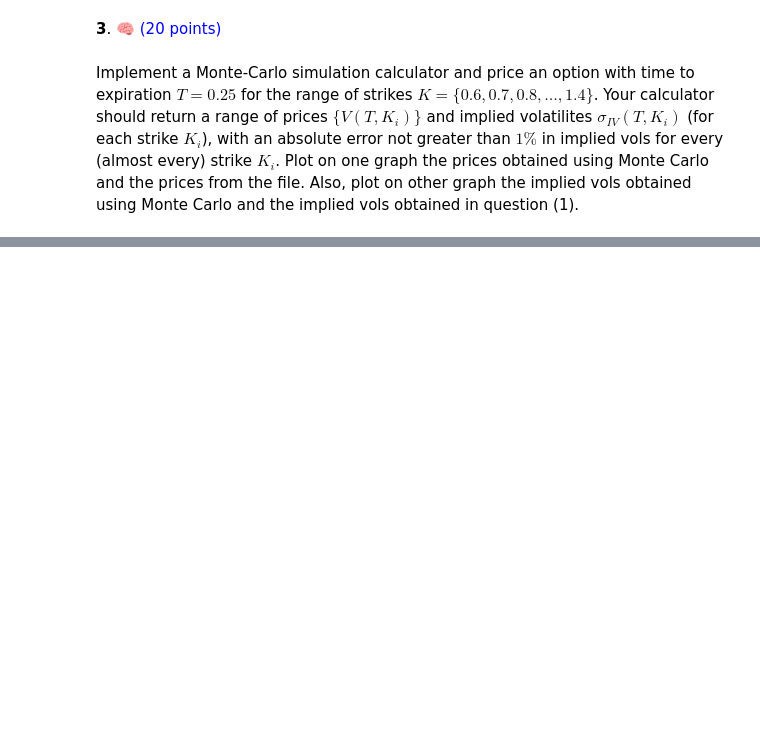
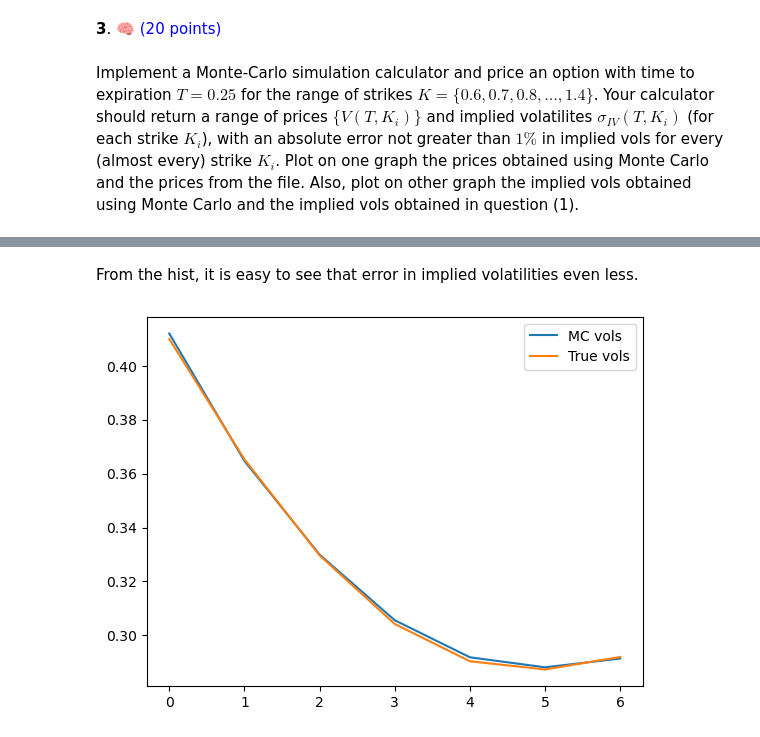
Before and after one commit to VsevolodZaostrovsky/-StochasticVolatilityModels, a Jupyter notebook: Homeworks/Zaostrovsky_Vsevolod_Lab1.ipynb, the cells around one changed output, grey strips where cells are left out. Cells and saved outputs as stored; diff of their text form; code cells hidden in the pictures; blank space fills up the shorter version.

```diff
--- a/Homeworks/Lab 1.ipynb
+++ b/Homeworks/Zaostrovsky_Vsevolod_Lab1.ipynb
@@ -374,0 +441,9 @@ array([[0, 1, 4],
+# %% [markdown]
+From the hist, it is easy to see that error in implied volatilities even less.
+# %%
+plt.plot(vols[1:-1], label="MC vols")
+plt.plot(true_vols, label="True vols")
+plt.legend()
+plt.show()
+# %% [output]
+[figure, added]
```
Also changed, not shown: parts of 23 cells of this notebook, 1 other file.
